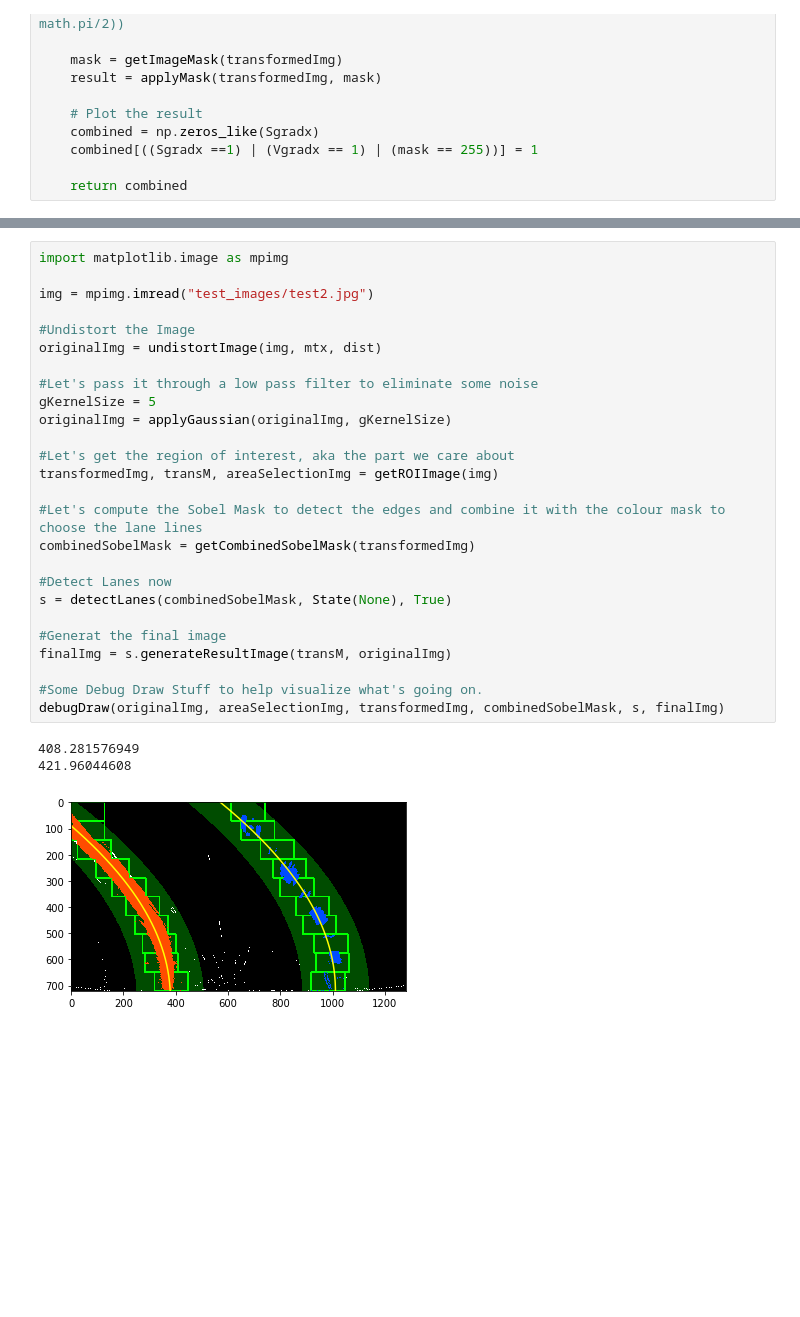
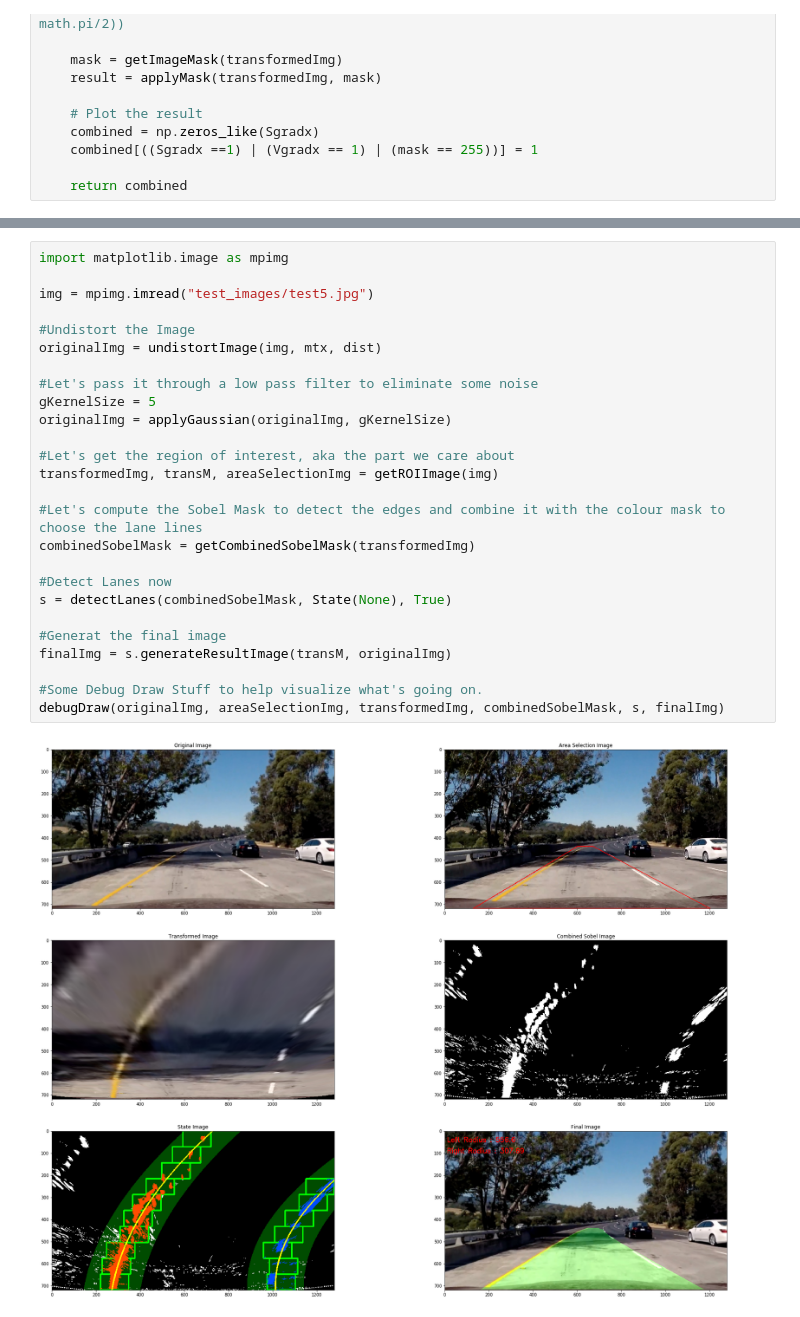
Before and after one commit to sachitv/CarND-Advanced-Lane-Lines, a Jupyter notebook: Project4.ipynb, the cells around one changed output, grey strips where cells are left out. Saved outputs shown, nothing was run; the diff lists cells and outputs as text; blank space fills up the shorter version.

```diff
--- a/Project4.ipynb
+++ b/Project4.ipynb
@@ -547,30 +582,28 @@ def debugDraw(originalImg, areaSelectionImg, transformedImg, combinedSobelMask,
 # %%
 import matplotlib.image as mpimg
 
-img = mpimg.imread("test_images/test2.jpg")
+img = mpimg.imread("test_images/test5.jpg")
 
 #Undistort the Image
 originalImg = undistortImage(img, mtx, dist)
 
 #Let's pass it through a low pass filter to eliminate some noise
 gKernelSize = 5
 originalImg = applyGaussian(originalImg, gKernelSize)
 
 #Let's get the region of interest, aka the part we care about
 transformedImg, transM, areaSelectionImg = getROIImage(img)
 
 #Let's compute the Sobel Mask to detect the edges and combine it with the colour mask to choose the lane lines
 combinedSobelMask = getCombinedSobelMask(transformedImg)
 
 #Detect Lanes now
 s = detectLanes(combinedSobelMask, State(None), True)
 
 #Generat the final image
 finalImg = s.generateResultImage(transM, originalImg)
 
 #Some Debug Draw Stuff to help visualize what's going on.
 debugDraw(originalImg, areaSelectionImg, transformedImg, combinedSobelMask, s, finalImg)
 # %% [output]
-408.281576949
-421.96044608
-[figure, old version]
+[figure, new version]
```
Also changed, not shown: parts of 2 cells of this notebook.
